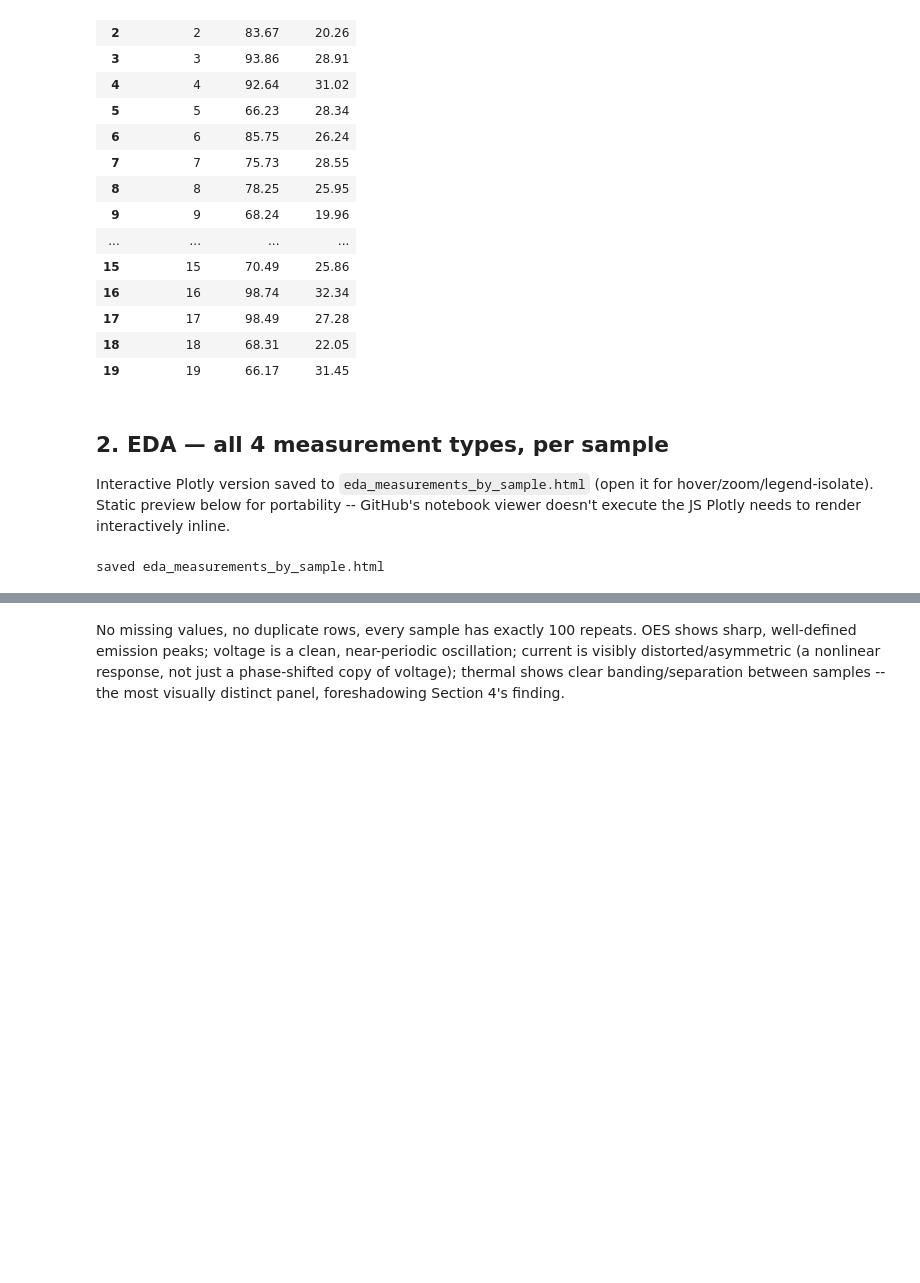
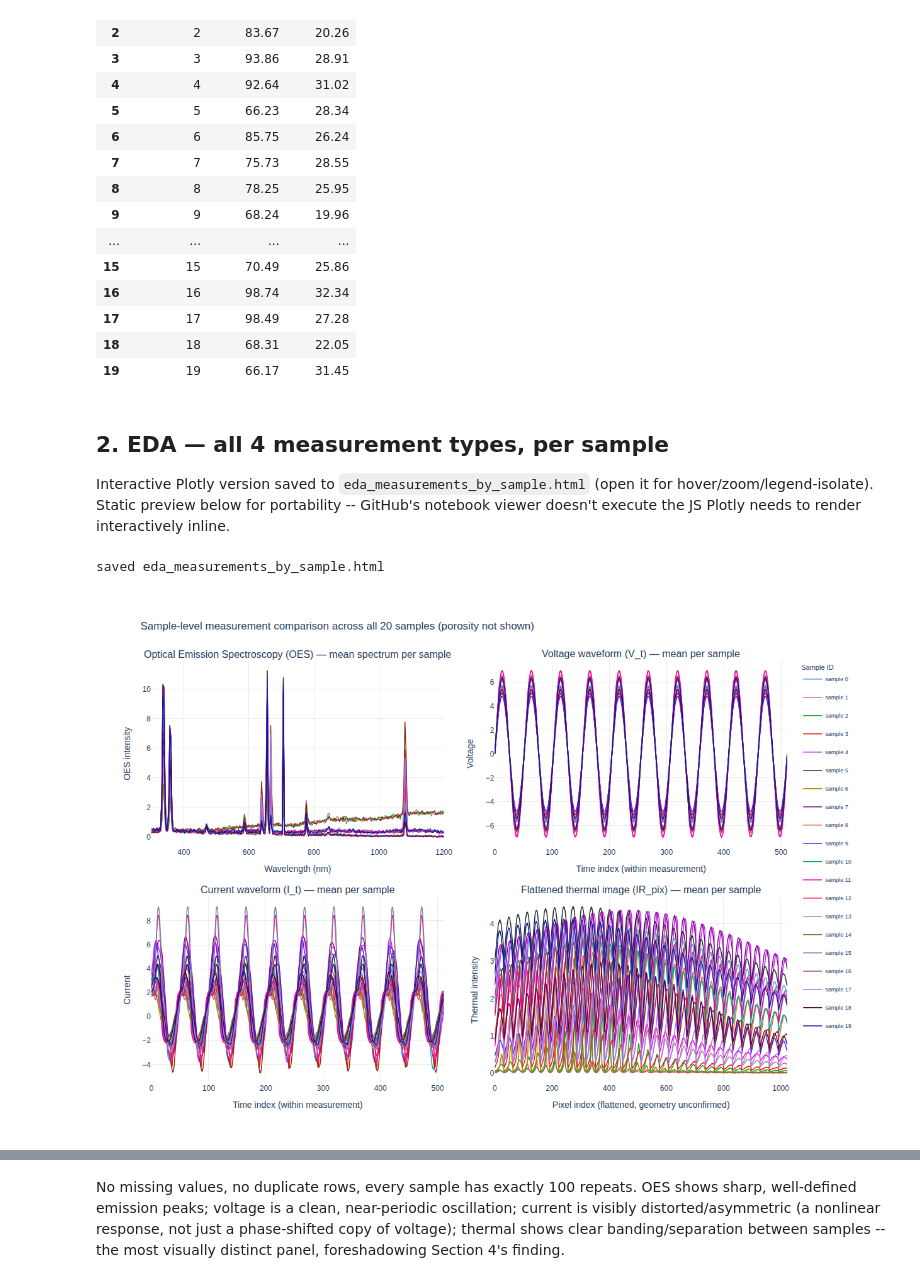
Before and after one commit to Ramandeep72/Machine-Learning-Projects, a Jupyter notebook: porosity-feasibility/porosity_pipeline.ipynb, the cells around one changed output, grey strips where cells are left out. Cells and saved outputs as stored; diff of their text form; code cells hidden in the pictures; blank space fills up the shorter version.

```diff
--- a/porosity-feasibility/porosity_pipeline.ipynb
+++ b/porosity-feasibility/porosity_pipeline.ipynb
@@ -24,6 +24,29 @@ warnings.filterwarnings("ignore")
 RANDOM_STATE = 42
 np.random.seed(RANDOM_STATE)
 DATA = Path("data")
+
+# Helper: render a saved Plotly HTML figure to a PNG and embed it directly as this
+# cell's own output (no external file dependency -- self-contained in the .ipynb).
+# Runs the browser in a subprocess to avoid any asyncio conflict with the Jupyter kernel.
+import subprocess
+import os
+from IPython.display import Image, display
+
+def show_figure_as_image(html_path, width=1250, height=850):
+    abs_path = os.path.abspath(html_path)
+    script = (
+        "from playwright.sync_api import sync_playwright\n"
+        "with sync_playwright() as p:\n"
+        "    browser = p.chromium.launch(executable_path='/opt/pw-browsers/chromium')\n"
+        f"    page = browser.new_page(viewport={{'width': {width}, 'height': {height}}})\n"
+        f"    page.goto('file://{abs_path}')\n"
+        "    page.wait_for_timeout(1200)\n"
+        "    page.screenshot(path='/tmp/_nb_fig_shot.png', full_page=True)\n"
+        "    browser.close()\n"
+    )
+    subprocess.run(["python3", "-c", script], check=True, capture_output=True, text=True)
+    with open("/tmp/_nb_fig_shot.png", "rb") as f:
+        display(Image(data=f.read()))
 # %% [markdown]
 ## 1. Load and aggregate data
 # %%
@@ -94,30 +117,32 @@ fig_eda = make_subplots(
     horizontal_spacing=0.08, vertical_spacing=0.12,
 )
 panel_specs = [
     (oes_cols, oes_wavelengths["Wavelength (nm)"].values, "Wavelength (nm)", "OES intensity", 1, 1),
     (vt_cols, np.arange(len(vt_cols)), "Time index (within measurement)", "Voltage", 1, 2),
     (it_cols, np.arange(len(it_cols)), "Time index (within measurement)", "Current", 2, 1),
     (ir_cols, np.arange(len(ir_cols)), "Pixel index (flattened, geometry unconfirmed)", "Thermal intensity", 2, 2),
 ]
 for cols, x_vals, x_title, y_title, row, col in panel_specs:
     for i, sid in enumerate(sample_ids):
         y_vals = data.loc[data["sample_id"] == sid, cols].values.flatten()
         fig_eda.add_trace(
             go.Scatter(x=x_vals, y=y_vals, mode="lines", line=dict(color=sample_color(i), width=1.5),
                        name=f"sample {int(sid)}", legendgroup=f"sample {int(sid)}",
                        showlegend=(row == 1 and col == 1),
                        hovertemplate=f"sample {int(sid)}<br>x=%{{x}}<br>y=%{{y:.3f}}<extra></extra>"),
             row=row, col=col,
         )
     fig_eda.update_xaxes(title_text=x_title, row=row, col=col, showgrid=True, gridcolor="rgba(0,0,0,0.08)")
     fig_eda.update_yaxes(title_text=y_title, row=row, col=col, showgrid=True, gridcolor="rgba(0,0,0,0.08)")
 
 fig_eda.update_layout(
     title="Sample-level measurement comparison across all 20 samples (porosity not shown)",
     height=850, width=1250, legend=dict(title="Sample ID", x=1.02, y=1, font=dict(size=9)),
     plot_bgcolor="white", paper_bgcolor="white", margin=dict(r=160),
 )
 fig_eda.write_html("eda_measurements_by_sample.html", include_plotlyjs=True)
 print("saved eda_measurements_by_sample.html")
+show_figure_as_image("eda_measurements_by_sample.html")
 # %% [output]
 saved eda_measurements_by_sample.html
+[figure, added]
```
Also changed, not shown: parts of 10 cells of this notebook, 4 other files.
